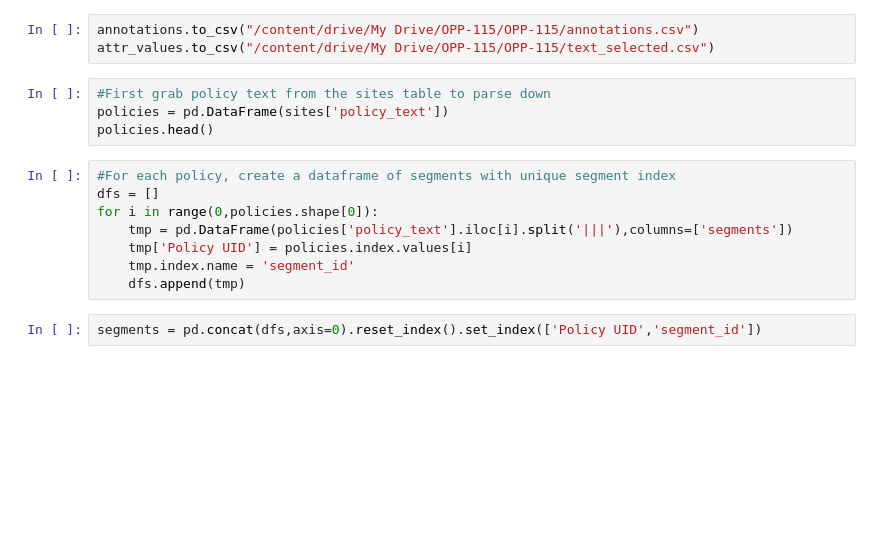
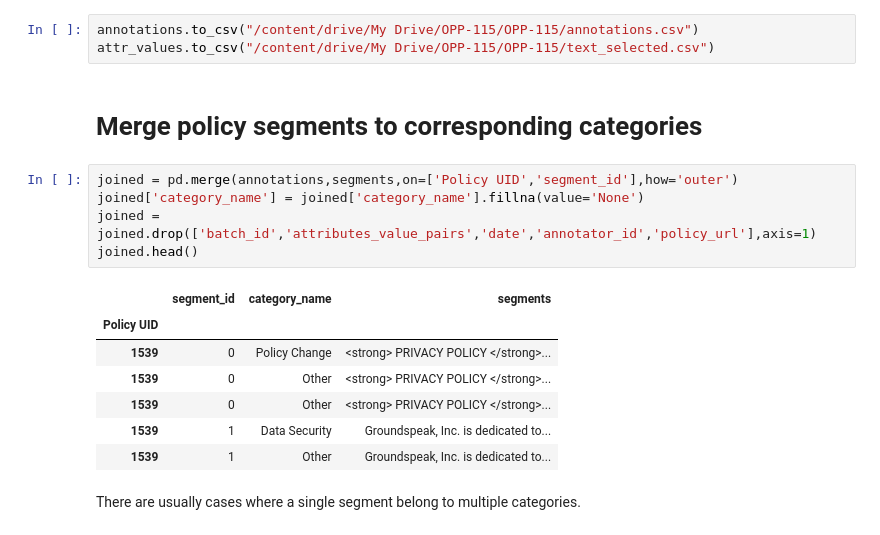
Before and after one commit to bachhvu/Policy-NLP, a Jupyter notebook: Loading_Data.ipynb, the cells around one changed output. Cells and saved outputs as stored; diff of their text form; blank space fills up the shorter version.

```diff
--- a/Loading_Data.ipynb
+++ b/Loading_Data.ipynb
@@ -210,17 +233,20 @@ attr_values = attr_values.set_index(['annotation_id'], append=True).reorder_leve
 # %%
 annotations.to_csv("/content/drive/My Drive/OPP-115/OPP-115/annotations.csv")
 attr_values.to_csv("/content/drive/My Drive/OPP-115/OPP-115/text_selected.csv")
-# %%
-#First grab policy text from the sites table to parse down
-policies = pd.DataFrame(sites['policy_text'])
-policies.head()
-# %%
-#For each policy, create a dataframe of segments with unique segment index
-dfs = []
-for i in range(0,policies.shape[0]):
-    tmp = pd.DataFrame(policies['policy_text'].iloc[i].split('|||'),columns=['segments'])
-    tmp['Policy UID'] = policies.index.values[i]
-    tmp.index.name = 'segment_id'
-    dfs.append(tmp)
-# %%
-segments = pd.concat(dfs,axis=0).reset_index().set_index(['Policy UID','segment_id'])
+# %% [markdown]
+# Merge policy segments to corresponding categories
+# %%
+joined = pd.merge(annotations,segments,on=['Policy UID','segment_id'],how='outer')
+joined['category_name'] = joined['category_name'].fillna(value='None')
+joined = joined.drop(['batch_id','attributes_value_pairs','date','annotator_id','policy_url'],axis=1)
+joined.head()
+# %% [output]
+|  | segment_id | category_name | segments |
+| Policy UID |  |  |  |
+| 1539 | 0 | Policy Change | <strong> PRIVACY POLICY </strong>... |
+| 1539 | 0 | Other | <strong> PRIVACY POLICY </strong>... |
+| 1539 | 0 | Other | <strong> PRIVACY POLICY </strong>... |
+| 1539 | 1 | Data Security | Groundspeak, Inc. is dedicated to... |
+| 1539 | 1 | Other | Groundspeak, Inc. is dedicated to... |
+# %% [markdown]
+There are usually cases where a single segment belong to multiple categories.
```
Also changed, not shown: parts of 32 cells of this notebook.
